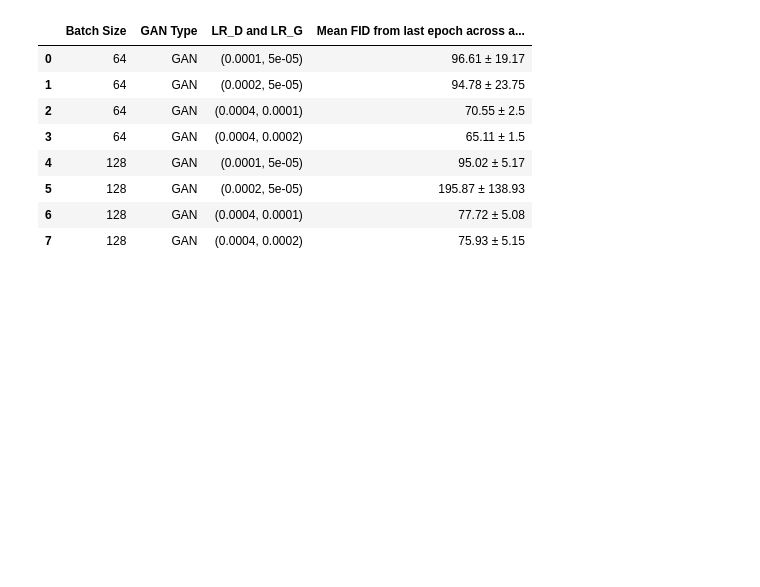
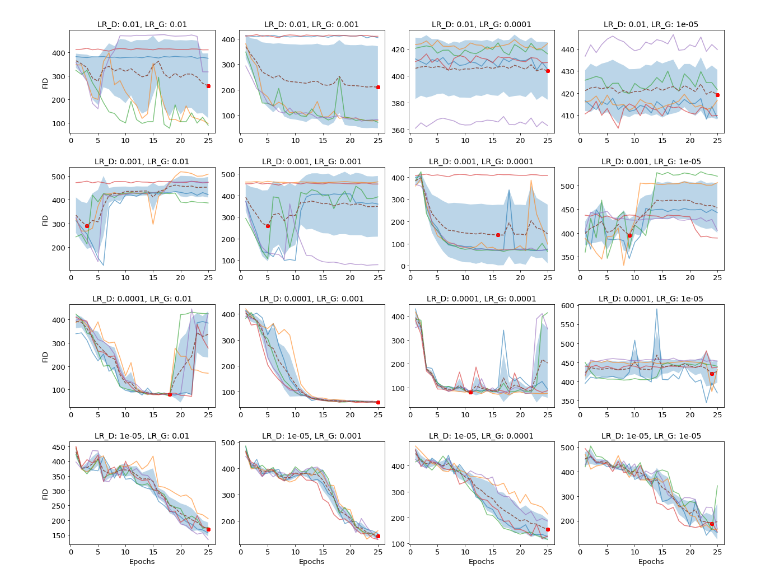
Before and after one commit to Bollo7/GAN_project, a Jupyter notebook: eval.ipynb, the cells around one changed output. Cells and saved outputs as stored; diff of their text form; code cells hidden in the pictures; blank space fills up the shorter version.

```diff
--- a/eval.ipynb
+++ b/eval.ipynb
@@ -7,7 +7,7 @@ from glob import glob
 import numpy as np
 import re
 # %%
-with open('hyper_saves/saves_LR_D0.0001_LR_G0.0002_WGAN_4242/cifar10/WGAN/WGAN_history_25.pkl', 'rb') as f:
+with open('new_hyps/saves_LR_D0.0001_LR_G0.0002_WGAN_4242_64/cifar10/WGAN/WGAN_history_25.pkl', 'rb') as f:
     data = pkl.load(f)
 # %%
 print(data.keys())
@@ -19,5 +19,5 @@ dict_keys(['LR_D', 'LR_G', 'D_loss', 'G_loss', 'per_epoch_time', 'total_time', '
 # %%
-def find_logs(path='hyper_saves', amt_epochs=25):
+def find_logs(path='newest_hyper', amt_epochs=25):
     '''
         Recursively searches folders for log files with corresponding amount of epochs in the name of a file
 
@@ -39,5 +39,5 @@ def find_logs(path='hyper_saves', amt_epochs=25):
             le_gan.append(f)
     return le_wgan, le_gan
 
-find_logs('gan_hyper', 25)[1]
+find_logs(amt_epochs=25)[1]
 # %% [output]
@@ -608,24 +131,0 @@ res
-# %%
-lr_list = [(0.0001, 5e-05), (0.0002, 5e-05), (0.0004, 0.0001), (0.0004, 0.0002)]
-b_sizes = [64, 128]
-
-res = pd.DataFrame()
-data = create_dict(find_logs('gan_hyper')[1], 128)
-
-for b_size in b_sizes:
-    for e,lr in enumerate(lr_list):
-        dat, means, stds = separate(data, lr[0], lr[1], b_size)
-        last_fid, lr_d, lr_g, bsize, gan_type = means[-1], dat[0]['LR_D'], dat[0]['LR_G'], dat[0]['BATCH_SIZE'], dat[0]['gan_type']
-        res = res.append({'LR_D and LR_G' : (lr_d, lr_g), 'Mean FID from last epoch across all runs' : f'{round(last_fid, 2)} \u00B1 {round(stds[-1], 2)}', 'Batch Size' : str(bsize), 'GAN Type': gan_type}, ignore_index=True)
-
-res
-# %% [output]
-|  | Batch Size | GAN Type | LR_D and LR_G | Mean FID from last epoch across a... |
-| 0 | 64 | GAN | (0.0001, 5e-05) | 96.61 ± 19.17 |
-| 1 | 64 | GAN | (0.0002, 5e-05) | 94.78 ± 23.75 |
-| 2 | 64 | GAN | (0.0004, 0.0001) | 70.55 ± 2.5 |
-| 3 | 64 | GAN | (0.0004, 0.0002) | 65.11 ± 1.5 |
-| 4 | 128 | GAN | (0.0001, 5e-05) | 95.02 ± 5.17 |
-| 5 | 128 | GAN | (0.0002, 5e-05) | 195.87 ± 138.93 |
-| 6 | 128 | GAN | (0.0004, 0.0001) | 77.72 ± 5.08 |
-| 7 | 128 | GAN | (0.0004, 0.0002) | 75.93 ± 5.15 |
@@ -631,0 +260,35 @@ res
+# %%
+# create plot for 2nd group of hyperparams for GAN, bs=64
+import matplotlib
+matplotlib.rcParams.update({'font.size': 13})
+
+lr_list = [(0.01, 0.01), (0.01, 0.001), (0.01, 0.0001), (0.01, 1e-5),
+           (0.001, 0.01), (0.001, 0.001), (0.001, 0.0001), (0.001, 1e-5),
+           (0.0001, 0.01), (0.0001, 0.001), (0.0001, 0.0001), (0.0001, 1e-5),
+           (1e-5, 0.01), (1e-5, 0.001), (1e-5, 0.0001), (1e-5, 1e-5)]
+b_sizes = [64]
+
+fig, ax = plt.subplots(figsize=(17,11), nrows=4, ncols=4)
+ax = ax.flatten()
+dat_gan = create_dict(find_logs('newest_hyper')[1], 128)
+
+# for i in dat_gan:
+#     print(f" gan_type: {i['gan_type']} LR_D: {i['LR_D']} LR_G: {i['LR_G']} SEED: {i['SEED']} b_size: {i['BATCH_SIZE']} FID_shape: {1 if len(i['FIDs']) == 25 else 0}")
+
+for b_size in b_sizes:
+    for e,lr in enumerate(lr_list):
+        data, means, stds = separate(dat_gan, lr[0], lr[1], b_size)
+        p = create_line_plot(data, means, stds, ax=ax[e])
+        eps = [i for i in range(1, len(data[0]['FIDs'])+1)]
+
+#ax[0].legend(fontsize='medium')
+
+#fig.suptitle(f"{dat_gan[0]['gan_type']} trained for {len(eps)} epochs with batch size {b_sizes[0]}", fontsize = 17)
+fig.tight_layout(pad=0.9)
+fig.subplots_adjust(top=1.2)
+plt.setp(ax[[12,13,14,15]], xlabel='Epochs')
+plt.setp(ax[[0,4,8,12]], ylabel='FID')
+
+plt.savefig(f'plots/gan_hyperset_{b_sizes[0]}.jpg', bbox_inches='tight')
+# %% [output]
+[figure, added]
```
Also changed, not shown: parts of 50 cells of this notebook, 5 other files.
